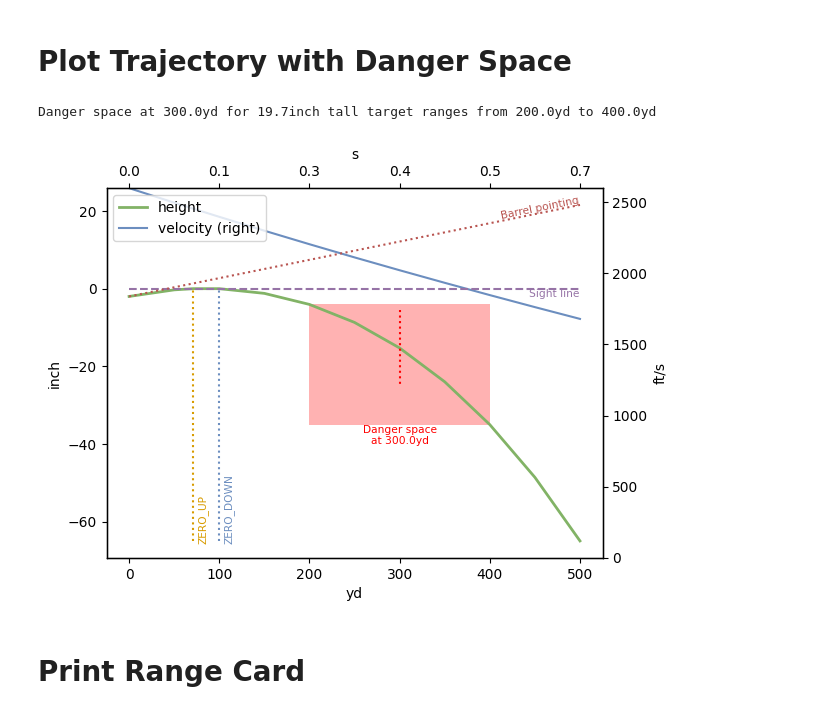
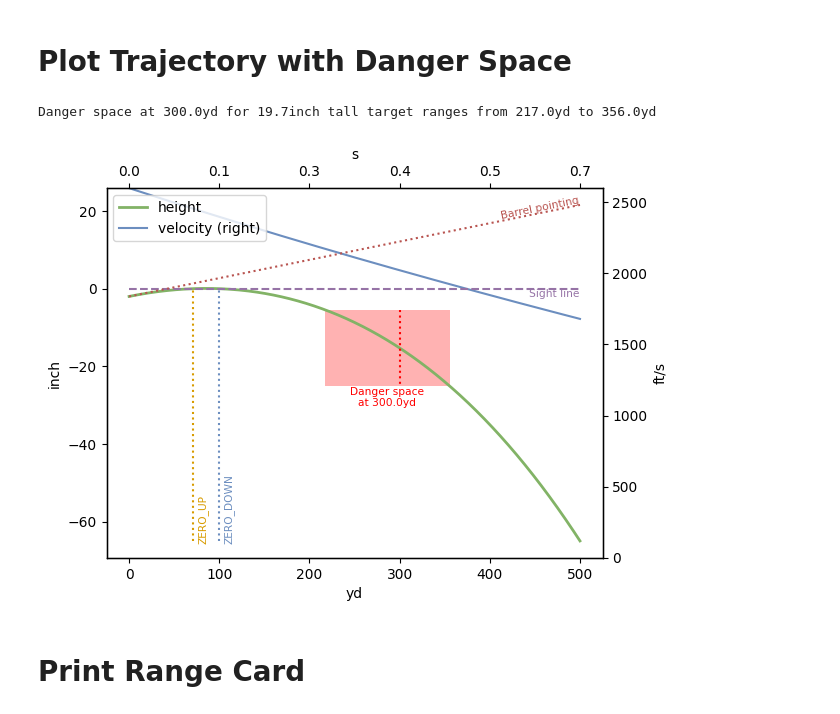
Before and after one commit to o-murphy/py-ballisticcalc, a Jupyter notebook: Example.ipynb, the cells around one changed output. Cells and saved outputs as stored; diff of their text form; code cells hidden in the pictures.

```diff
--- a/Example.ipynb
+++ b/Example.ipynb
@@ -36,7 +36,7 @@ twist = inch
 # Simple Zero
 # %%
 # Establish 100-yard zero for a standard .308, G7 BC=0.22, muzzle velocity 2600fps
-zero = Shot(weapon=Weapon(sight_height=2), ammo=Ammo(DragModel(0.22, TableG7), mv=Velocity.FPS(2600)))
+zero = Shot(weapon=Weapon(sight_height=Distance.Inch(2)), ammo=Ammo(DragModel(0.22, TableG7), mv=Velocity.FPS(2600)))
 calc = Calculator()
 zero_distance = Distance.Yard(100)
 zero_elevation = calc.set_weapon_zero(zero, zero_distance)
@@ -47,16 +47,17 @@ Barrel elevation for 100.0yd zero: 1.335mil
 # Plot Trajectory with Danger Space
 # %%
 # Plot trajectory out to 500 yards
-shot_result = calc.fire(zero, trajectory_range=500, extra_data=True)
+shot_result = calc.fire(zero, trajectory_range=Distance.Yard(500),
+                        trajectory_step=Distance.Yard(1), extra_data=True)
 ax = shot_result.plot()
 # Find danger space for a half-meter tall target at 300 yards
 danger_space = shot_result.danger_space(Distance.Yard(300), Distance.Meter(.5))
 print(danger_space)
 danger_space.overlay(ax)  # Highlight danger space on the plot
 plt.show()
 # %% [output]
-Danger space at 300.0yd for 19.7inch tall target ranges from 200.0yd to 400.0yd
+Danger space at 300.0yd for 19.7inch tall target ranges from 217.0yd to 356.0yd
-[figure, old version]
+[figure, new version]
 # %% [markdown]
 # Print Range Card
 # %%
```
Also changed, not shown: parts of 3 cells of this notebook, 1 other file.
